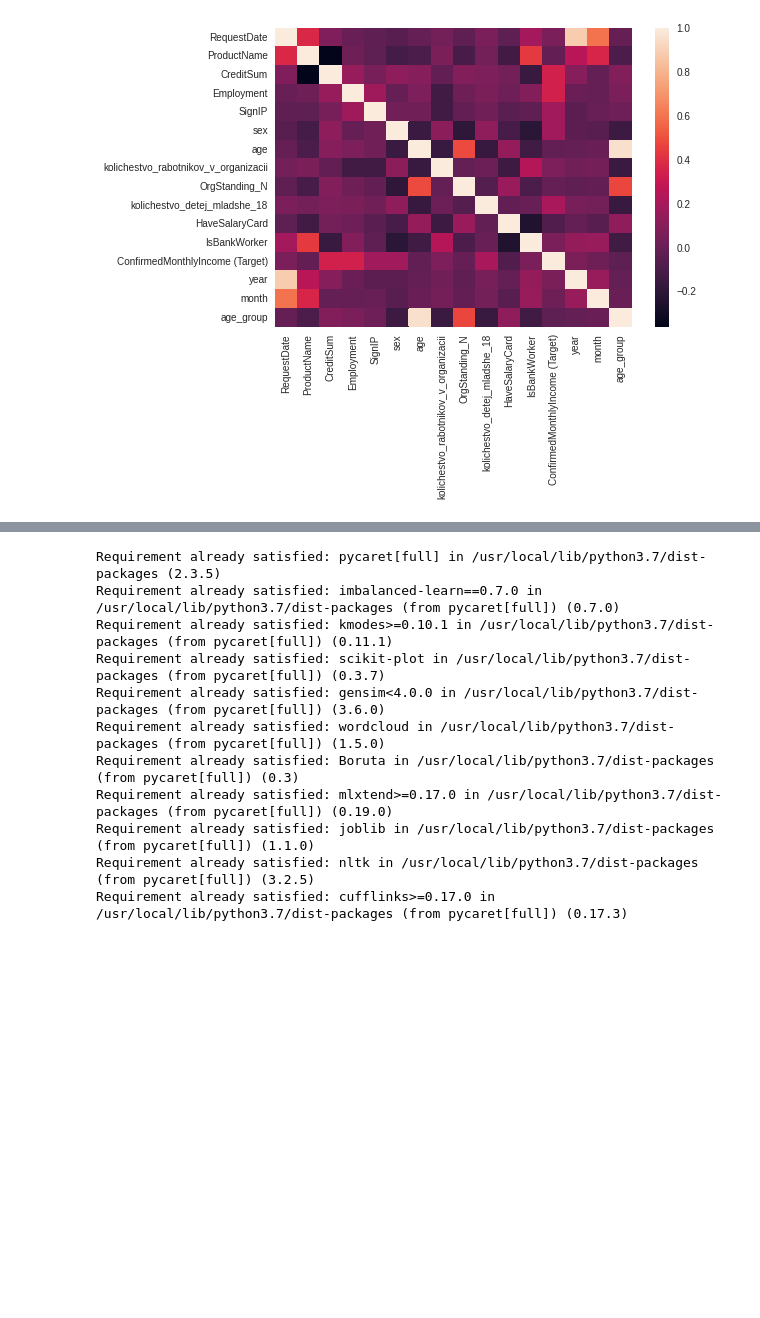
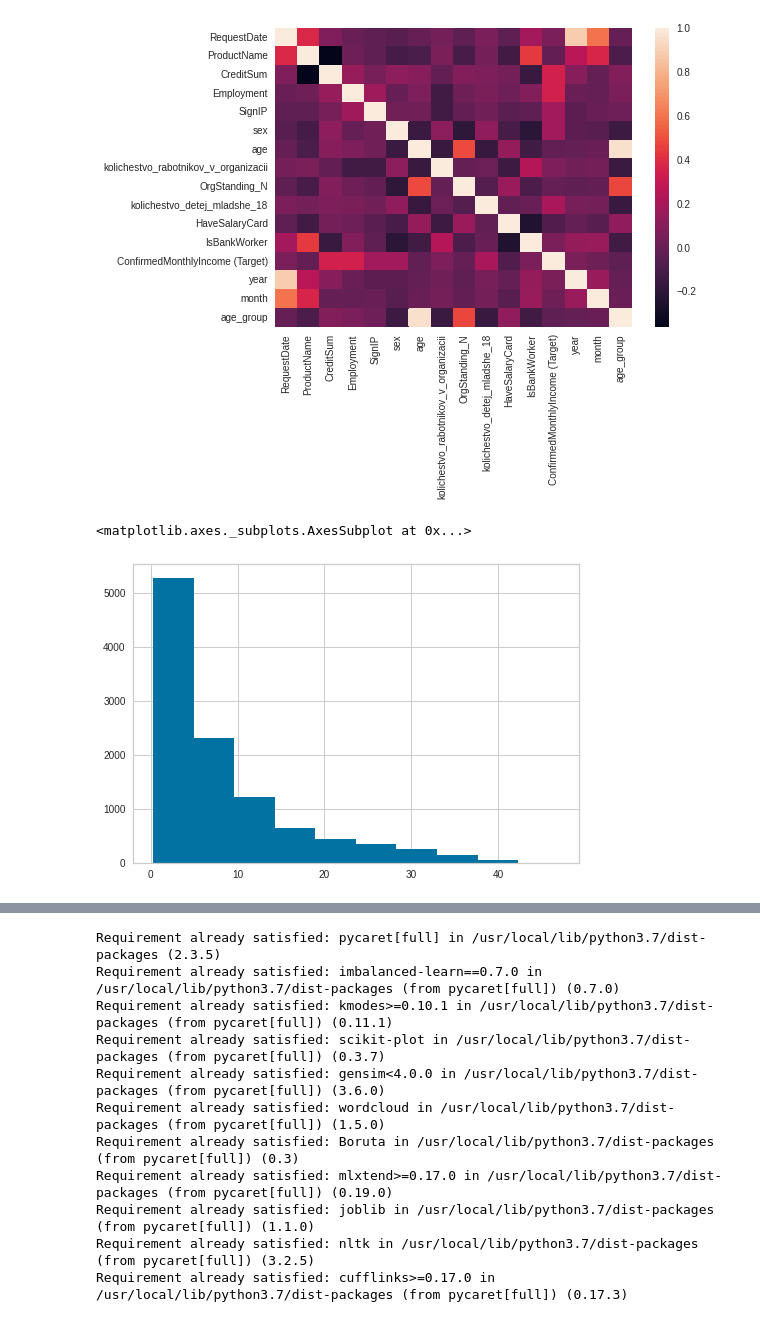
Before and after one commit to artemgur/akbars, a Jupyter notebook: akbars.ipynb, the cells around one changed output, grey strips where cells are left out. Cells and saved outputs as stored; diff of their text form; code cells hidden in the pictures; blank space fills up the shorter version.

```diff
--- a/akbars.ipynb
+++ b/akbars.ipynb
@@ -534,5 +534,10 @@ sns.heatmap(corr,
 # %% [output]
 <matplotlib.axes._subplots.AxesSubplot at 0x...>
 [figure]
+# %%
+data['OrgStanding_N'].hist()
+# %% [output]
+<matplotlib.axes._subplots.AxesSubplot at 0x...>
+[figure, added]
 # %%
 #df = data.drop(['TypeOfWork', 'Residence'], axis=1)
```
Also changed, not shown: parts of 8 cells of this notebook.
